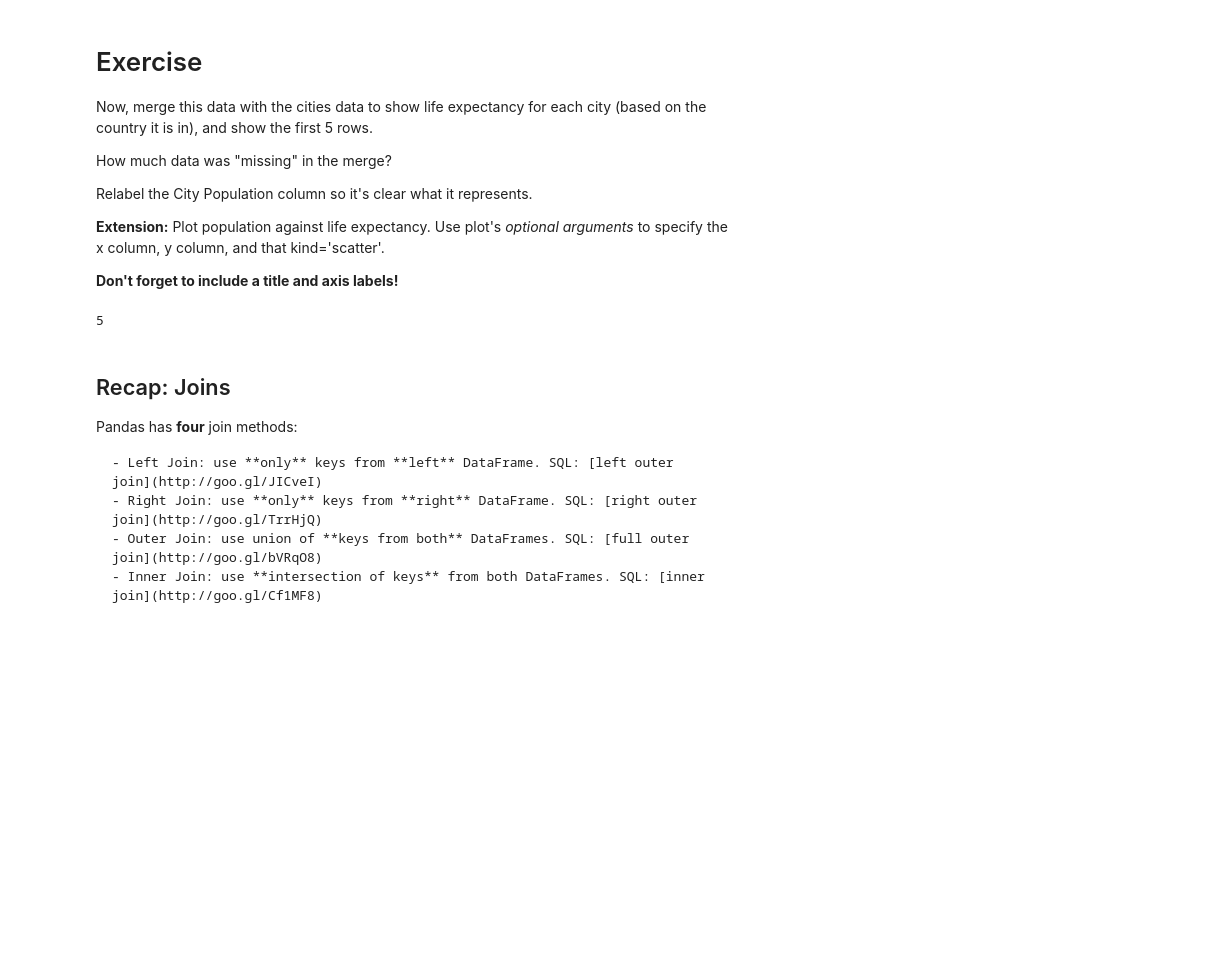
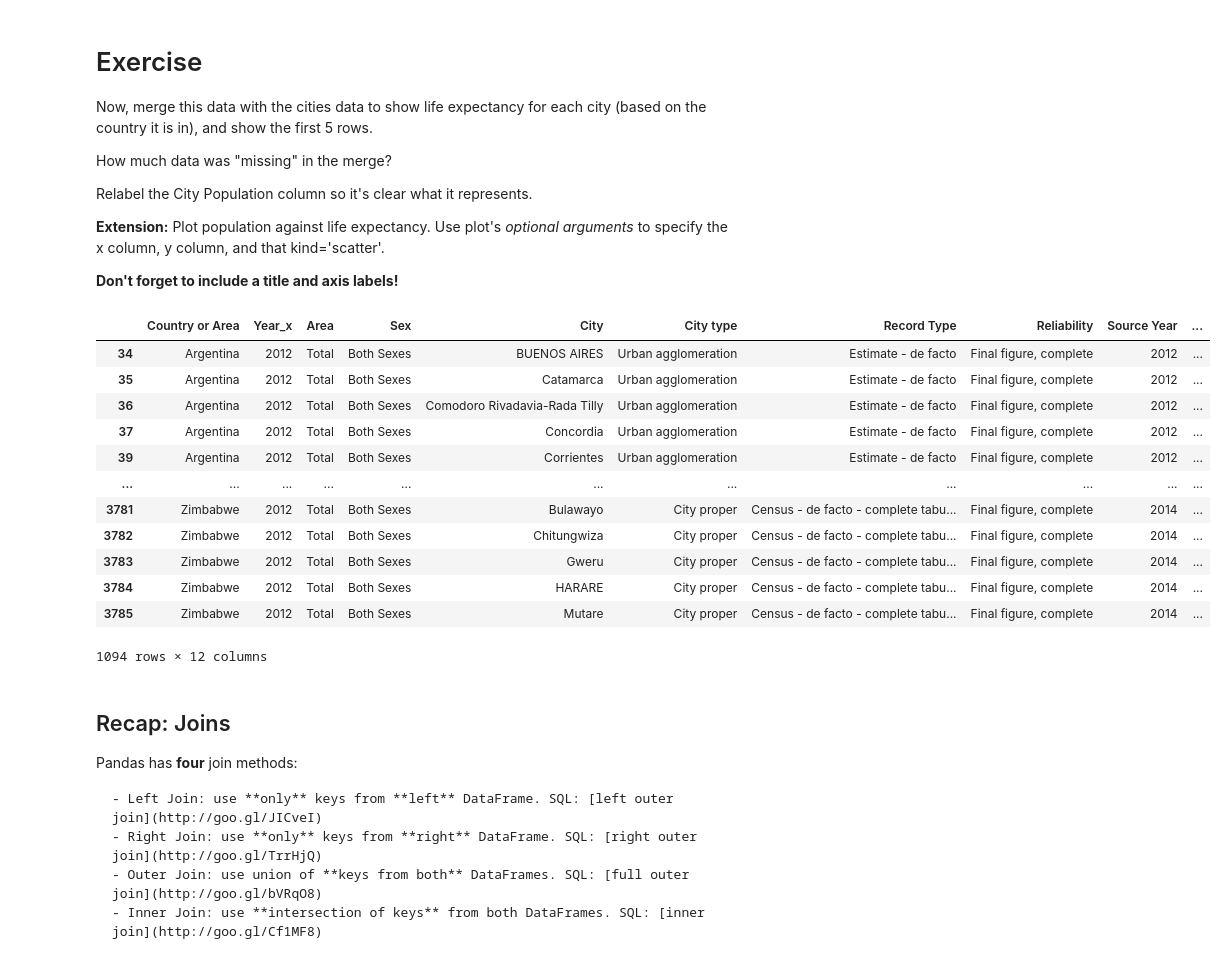
Before and after one commit to vittoriadaveri/QM-2-FINAL, a Jupyter notebook: Copy_of_W3_Merging_and_Joining_in_Python.ipynb, the cells around one changed output. Saved outputs shown, nothing was run; the diff lists cells and outputs as text; code cells hidden in the pictures; blank space fills up the shorter version.

```diff
--- a/Copy_of_W3_Merging_and_Joining_in_Python.ipynb
+++ b/Copy_of_W3_Merging_and_Joining_in_Python.ipynb
@@ -422,16 +505,9 @@ In a new cell, clean up the above dataframe by
 
 - removing the "Value Footnotes" Column
 - use only the most recent data (2012)
+# %%
+life.drop('Value Footnotes', axis=1, inplace=True)
+# %%
+life=life[life['Year']==2012]
 # %% [markdown]
 Let's make it a little clearer what "Value" refers to, by renaming the column. This is one way to do that:
-# %%
-life.rename(columns={'Value':'Life Expectancy'}, inplace=True)
-life = life.drop('Value Footnotes', axis=1)
-#Use only the most recent data (2012)
-latest_data = life[life['Year'] == 2012]
-
-#Rename the 'Value' column to 'Life Expectancy'
-latest_data = latest_data.rename(columns={'Value' : 'Life Expectancy' } )
-
-#Display the head of the cleaned DataFrame
-latest_data.head()
@@ -466,14 +536,24 @@ Relabel the City Population column so it's clear what it represents.
 **Extension:** Plot population against life expectancy. Use plot's *optional arguments* to specify the x column, y column, and that kind='scatter'.
 
 **Don't forget to include a title and axis labels!**
-# %%
-1 # Merging the DataFrames
-2 #merged_data = pd.merge (cities, life, how='left', left_on='Country', right_index=True)
-3
-4 # Assessing missing data
-5 #missing_data = merged_data.isnull().sum()
-# %% [output]
-5
+# %%
+city_life_expectancy=cities.merge(life, left_on='Country or Area', right_index=True)
+# %%
+city_life_expectancy
+# %% [output]
+|  | Country or Area | Year_x | Area | Sex | City | City type | Record Type | Reliability | Source Year | ... |
+| 34 | Argentina | 2012 | Total | Both Sexes | BUENOS AIRES | Urban agglomeration | Estimate - de facto | Final figure, complete | 2012 | ... |
+| 35 | Argentina | 2012 | Total | Both Sexes | Catamarca | Urban agglomeration | Estimate - de facto | Final figure, complete | 2012 | ... |
+| 36 | Argentina | 2012 | Total | Both Sexes | Comodoro Rivadavia-Rada Tilly | Urban agglomeration | Estimate - de facto | Final figure, complete | 2012 | ... |
+| 37 | Argentina | 2012 | Total | Both Sexes | Concordia | Urban agglomeration | Estimate - de facto | Final figure, complete | 2012 | ... |
+| 39 | Argentina | 2012 | Total | Both Sexes | Corrientes | Urban agglomeration | Estimate - de facto | Final figure, complete | 2012 | ... |
+| ... | ... | ... | ... | ... | ... | ... | ... | ... | ... | ... |
+| 3781 | Zimbabwe | 2012 | Total | Both Sexes | Bulawayo | City proper | Census - de facto - complete tabu... | Final figure, complete | 2014 | ... |
+| 3782 | Zimbabwe | 2012 | Total | Both Sexes | Chitungwiza | City proper | Census - de facto - complete tabu... | Final figure, complete | 2014 | ... |
+| 3783 | Zimbabwe | 2012 | Total | Both Sexes | Gweru | City proper | Census - de facto - complete tabu... | Final figure, complete | 2014 | ... |
+| 3784 | Zimbabwe | 2012 | Total | Both Sexes | HARARE | City proper | Census - de facto - complete tabu... | Final figure, complete | 2014 | ... |
+| 3785 | Zimbabwe | 2012 | Total | Both Sexes | Mutare | City proper | Census - de facto - complete tabu... | Final figure, complete | 2014 | ... |
+1094 rows × 12 columns
 # %% [markdown]
 ## Recap: Joins
 
```
Also changed, not shown: parts of 35 cells of this notebook.
